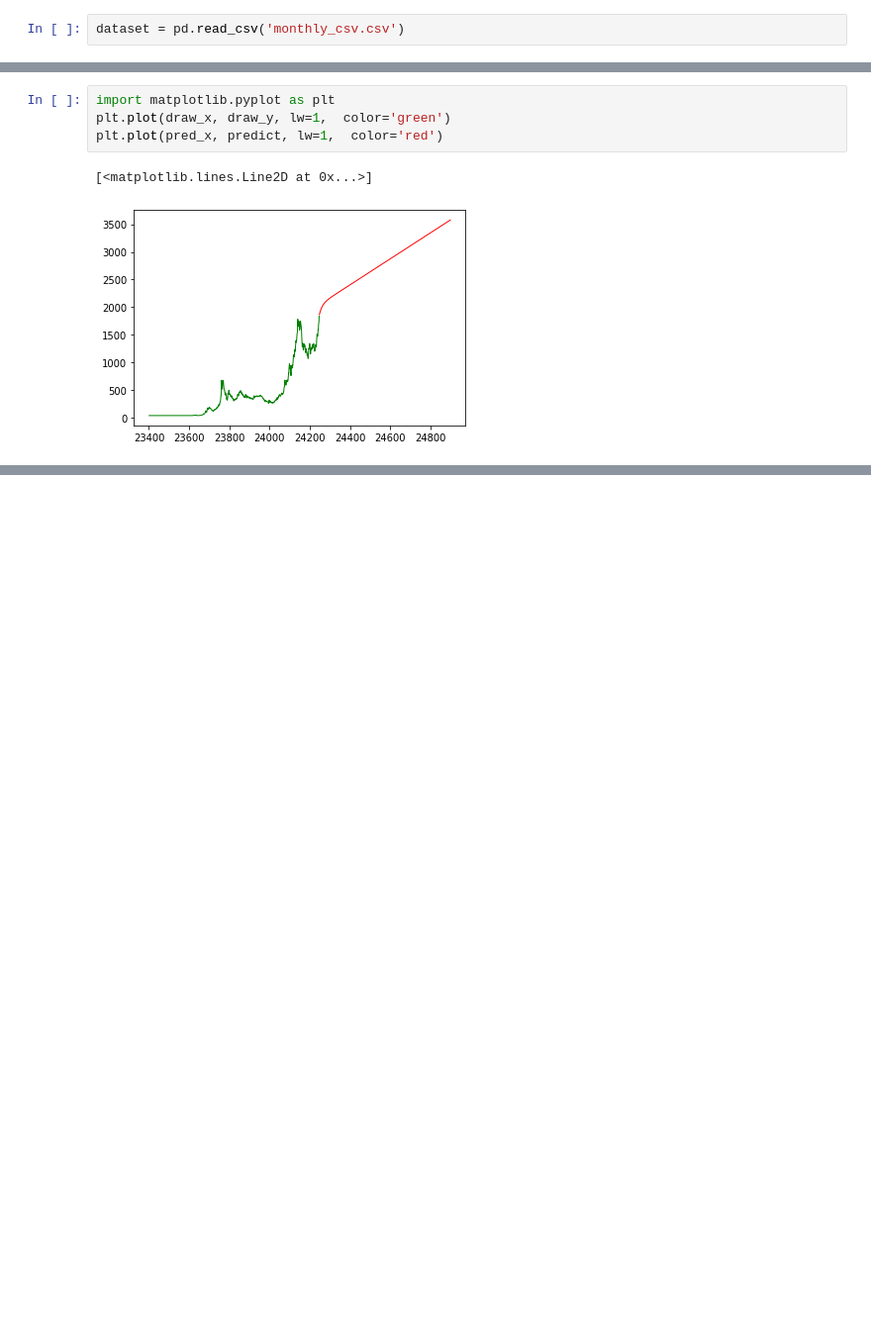
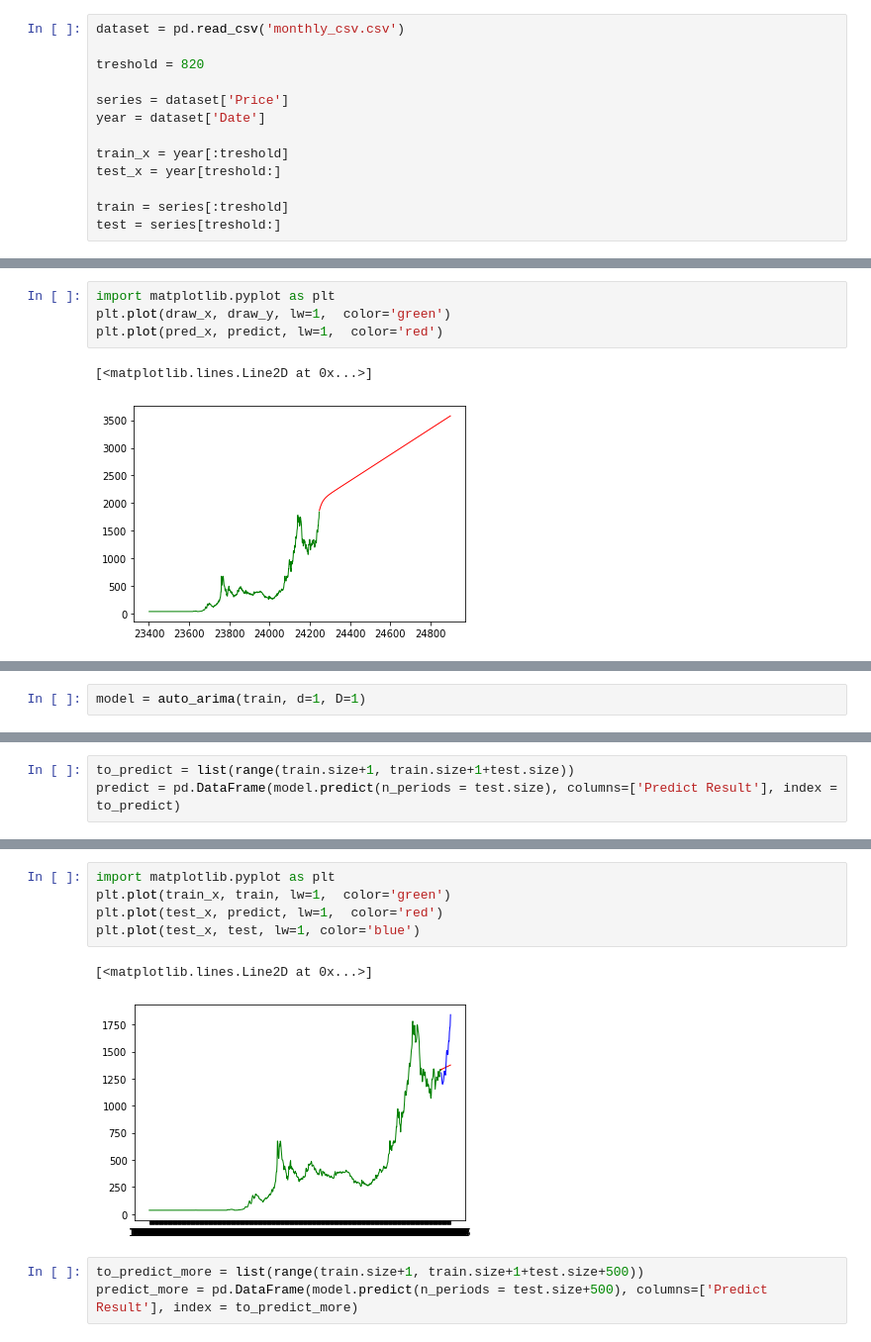
Before and after one commit to yanzkosim/FP-KK, a Jupyter notebook: ARIMA.ipynb, the cells around one changed output, grey strips where cells are left out. Shown at 99% size. Saved outputs shown, nothing was run; the diff lists cells and outputs as text; blank space fills up the shorter version.

```diff
--- a/ARIMA.ipynb
+++ b/ARIMA.ipynb
@@ -13,5 +8,16 @@ from statsmodels.tsa.arima_model import ARIMA
 from statsmodels.tsa.stattools import adfuller
 # %%
 dataset = pd.read_csv('monthly_csv.csv')
+
+treshold = 820
+
+series = dataset['Price']
+year = dataset['Date']
+
+train_x = year[:treshold]
+test_x = year[treshold:]
+
+train = series[:treshold]
+test = series[treshold:]
 # %%
 # Draw Autocorrelation
@@ -88,0 +134,2 @@ plt.plot(pred_x, predict, lw=1,  color='red')
+# %%
+model = auto_arima(train, d=1, D=1)
@@ -88,0 +142,3 @@ plt.plot(pred_x, predict, lw=1,  color='red')
+# %%
+to_predict = list(range(train.size+1, train.size+1+test.size))
+predict = pd.DataFrame(model.predict(n_periods = test.size), columns=['Predict Result'], index = to_predict)
@@ -88,0 +178,11 @@ plt.plot(pred_x, predict, lw=1,  color='red')
+# %%
+import matplotlib.pyplot as plt
+plt.plot(train_x, train, lw=1,  color='green')
+plt.plot(test_x, predict, lw=1,  color='red')
+plt.plot(test_x, test, lw=1, color='blue')
+# %% [output]
+[<matplotlib.lines.Line2D at 0x...>]
+[figure, added]
+# %%
+to_predict_more = list(range(train.size+1, train.size+1+test.size+500))
+predict_more = pd.DataFrame(model.predict(n_periods = test.size+500), columns=['Predict Result'], index = to_predict_more)
```
Also changed, not shown: parts of 13 cells of this notebook, 2 other files.
